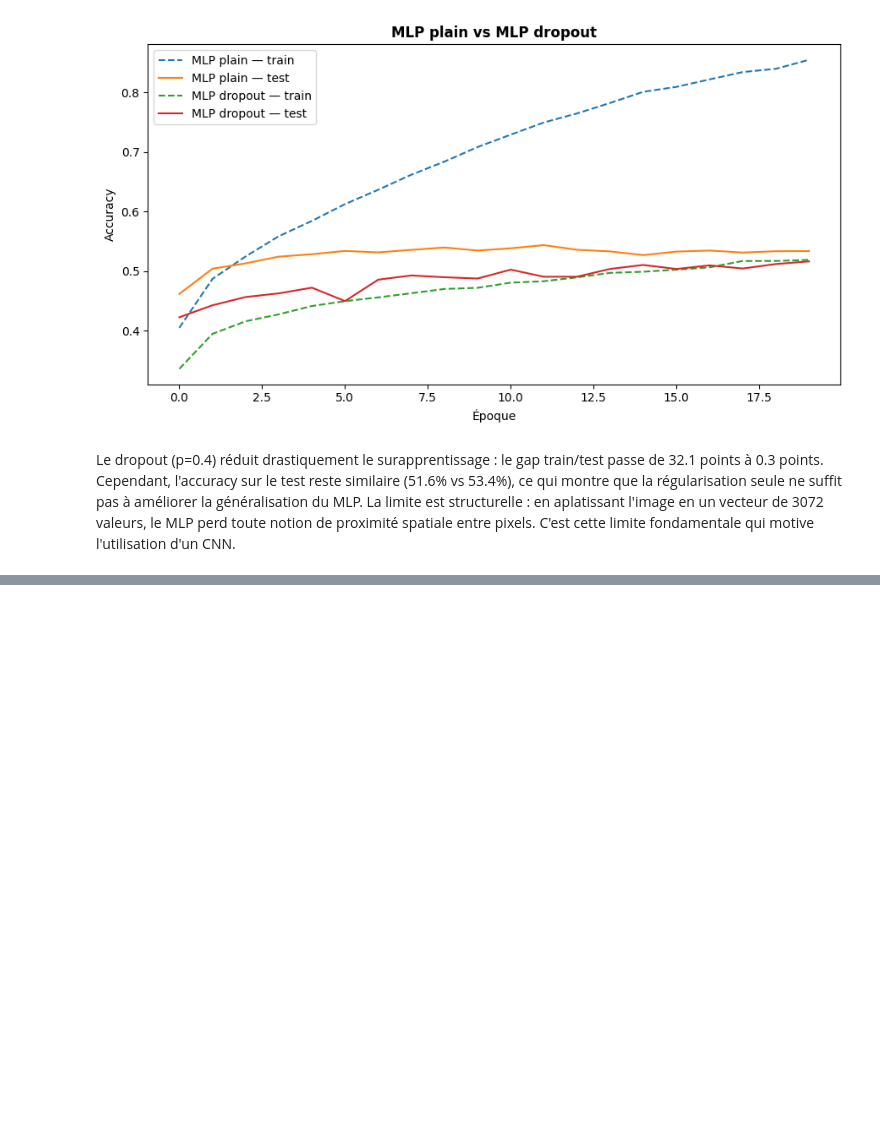
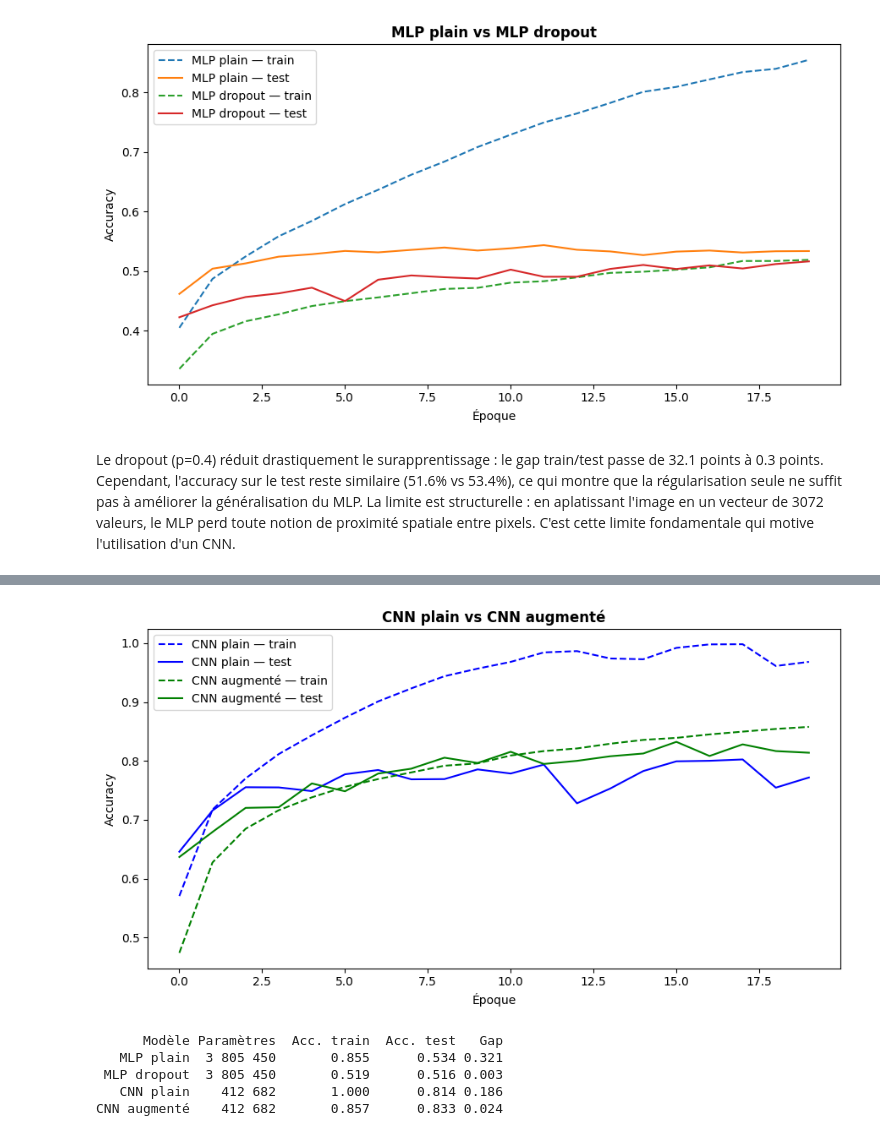
Before and after one commit to Ouma-Souley/DEEP_LEARNING, a Jupyter notebook: projet.ipynb, the cells around one changed output, grey strips where cells are left out. Drawn from its saved outputs; the diff is of its cells as text; code cells hidden in the pictures; blank space fills up the shorter version.

```diff
--- a/projet.ipynb
+++ b/projet.ipynb
@@ -344,0 +486,20 @@ Le dropout (p=0.4) réduit drastiquement le surapprentissage : le gap train/test
+# %%
+cnn_aug = CNN()
+criterion_aug = nn.CrossEntropyLoss()
+optimizer_aug = torch.optim.Adam(cnn_aug.parameters(), lr=0.001)
+
+EPOQUES = 20
+historique_cnn_aug = {'train_loss': [], 'train_acc': [], 'test_acc': []}
+
+for epoque in range(EPOQUES):
+    train_loss, train_acc = entrainer(cnn_aug, train_loader_aug, criterion_aug, optimizer_aug)
+    test_loss, test_acc   = evaluer(cnn_aug, test_loader, criterion_aug)
+
+    historique_cnn_aug['train_loss'].append(train_loss)
+    historique_cnn_aug['train_acc'].append(train_acc)
+    historique_cnn_aug['test_acc'].append(test_acc)
+
+    print(f"Époque {epoque+1:2d}/{EPOQUES} | "
+          f"Loss {train_loss:.3f} | "
+          f"Train {train_acc:.3f} | "
+          f"Test {test_acc:.3f}")
@@ -344,0 +527,36 @@ Le dropout (p=0.4) réduit drastiquement le surapprentissage : le gap train/test
+# %%
+fig, ax = plt.subplots(figsize=(9, 5))
+
+ax.plot(historique_cnn['train_acc'],     label='CNN plain — train', linestyle='--', color='blue')
+ax.plot(historique_cnn['test_acc'],      label='CNN plain — test', color='blue')
+ax.plot(historique_cnn_aug['train_acc'], label='CNN augmenté — train', linestyle='--', color='green')
+ax.plot(historique_cnn_aug['test_acc'],  label='CNN augmenté — test', color='green')
+
+ax.set_title('CNN plain vs CNN augmenté', fontweight='bold')
+ax.set_xlabel('Époque')
+ax.set_ylabel('Accuracy')
+ax.legend()
+plt.tight_layout()
+plt.savefig('fig_cnn_augmentation.png', dpi=150)
+plt.show()
+# %% [output]
+[figure, added]
+# %%
+import pandas as pd
+
+resultats = {
+    'Modèle': ['MLP plain', 'MLP dropout', 'CNN plain', 'CNN augmenté'],
+    'Paramètres': ['3 805 450', '3 805 450', '412 682', '412 682'],
+    'Acc. train': [0.855, 0.519, 1.000, 0.857],
+    'Acc. test':  [0.534, 0.516, 0.814, 0.833],
+    'Gap':        [0.321, 0.003, 0.186, 0.024]
+}
+
+df = pd.DataFrame(resultats)
+print(df.to_string(index=False))
+# %% [output]
+      Modèle Paramètres  Acc. train  Acc. test   Gap
+   MLP plain  3 805 450       0.855      0.534 0.321
+ MLP dropout  3 805 450       0.519      0.516 0.003
+   CNN plain    412 682       1.000      0.814 0.186
+CNN augmenté    412 682       0.857      0.833 0.024
```
Also changed, not shown: parts of 24 cells of this notebook, 7 other files.
